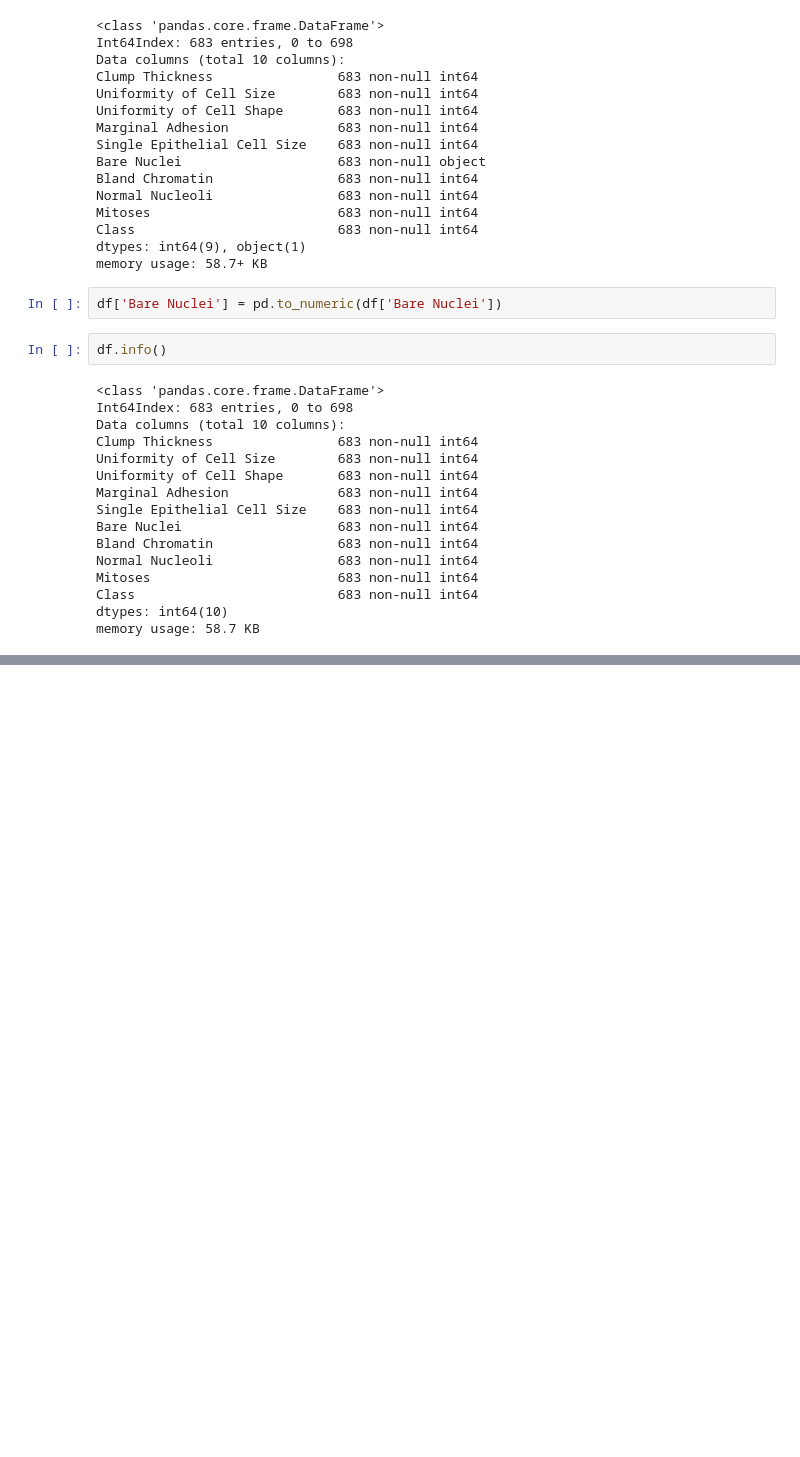
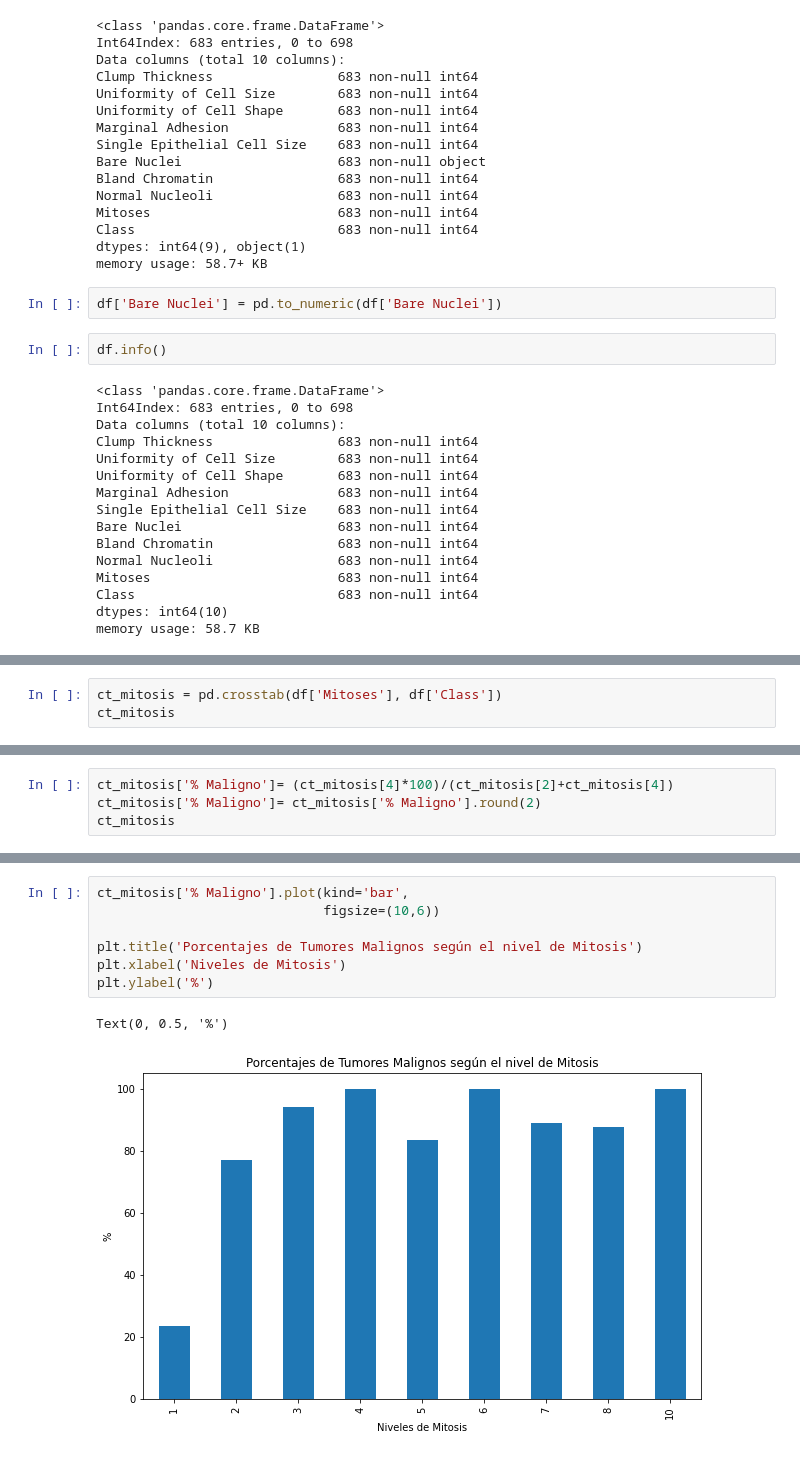
Before and after one commit to JosephBaquerizo/breast_cancer_Wisconsin-classification, a Jupyter notebook: breast_cancer_Wisconsin.ipynb, the cells around one changed output, grey strips where cells are left out. Drawn from its saved outputs; the diff is of its cells as text; blank space fills up the shorter version.

```diff
--- a/breast_cancer_Wisconsin.ipynb
+++ b/breast_cancer_Wisconsin.ipynb
@@ -204,0 +247,3 @@ memory usage: 58.7 KB
+# %%
+ct_mitosis = pd.crosstab(df['Mitoses'], df['Class'])
+ct_mitosis
@@ -204,0 +262,4 @@ memory usage: 58.7 KB
+# %%
+ct_mitosis['% Maligno']= (ct_mitosis[4]*100)/(ct_mitosis[2]+ct_mitosis[4])
+ct_mitosis['% Maligno']= ct_mitosis['% Maligno'].round(2)
+ct_mitosis
@@ -204,0 +292,10 @@ memory usage: 58.7 KB
+# %%
+ct_mitosis['% Maligno'].plot(kind='bar',
+                             figsize=(10,6))
+
+plt.title('Porcentajes de Tumores Malignos según el nivel de Mitosis')
+plt.xlabel('Niveles de Mitosis')
+plt.ylabel('%')
+# %% [output]
+Text(0, 0.5, '%')
+[figure, added]
```
Also changed, not shown: parts of 50 cells of this notebook.
